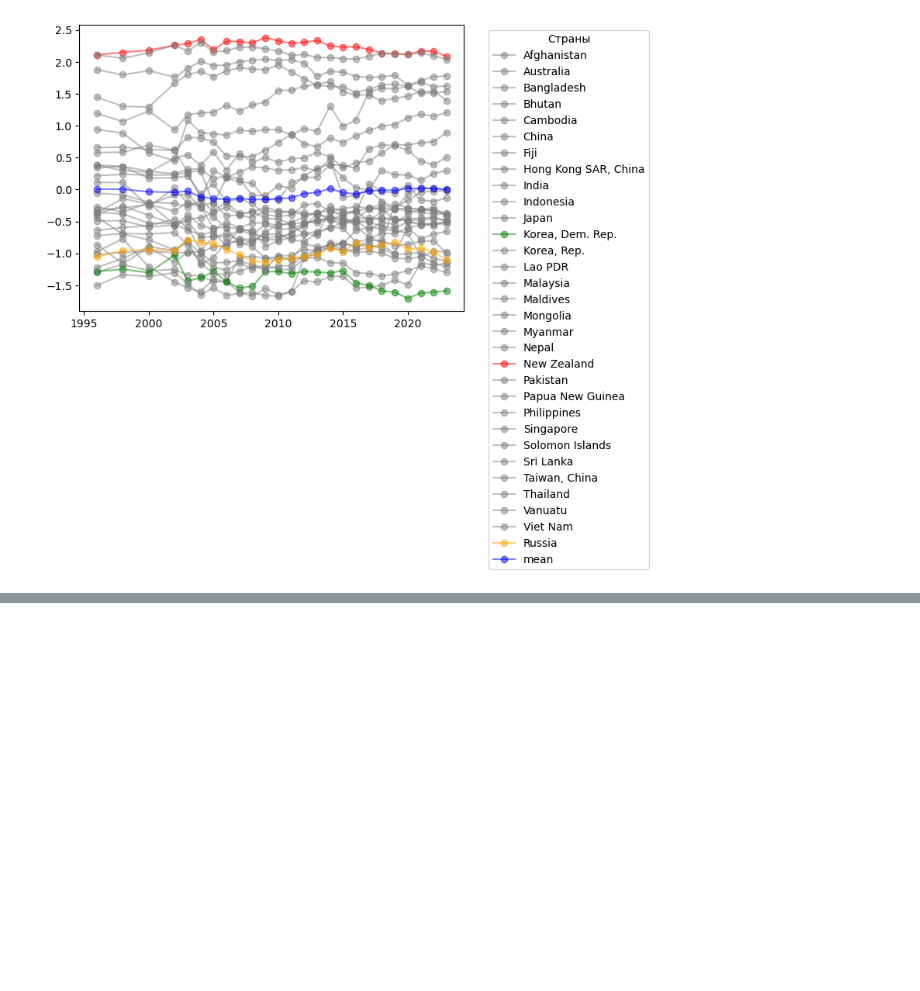
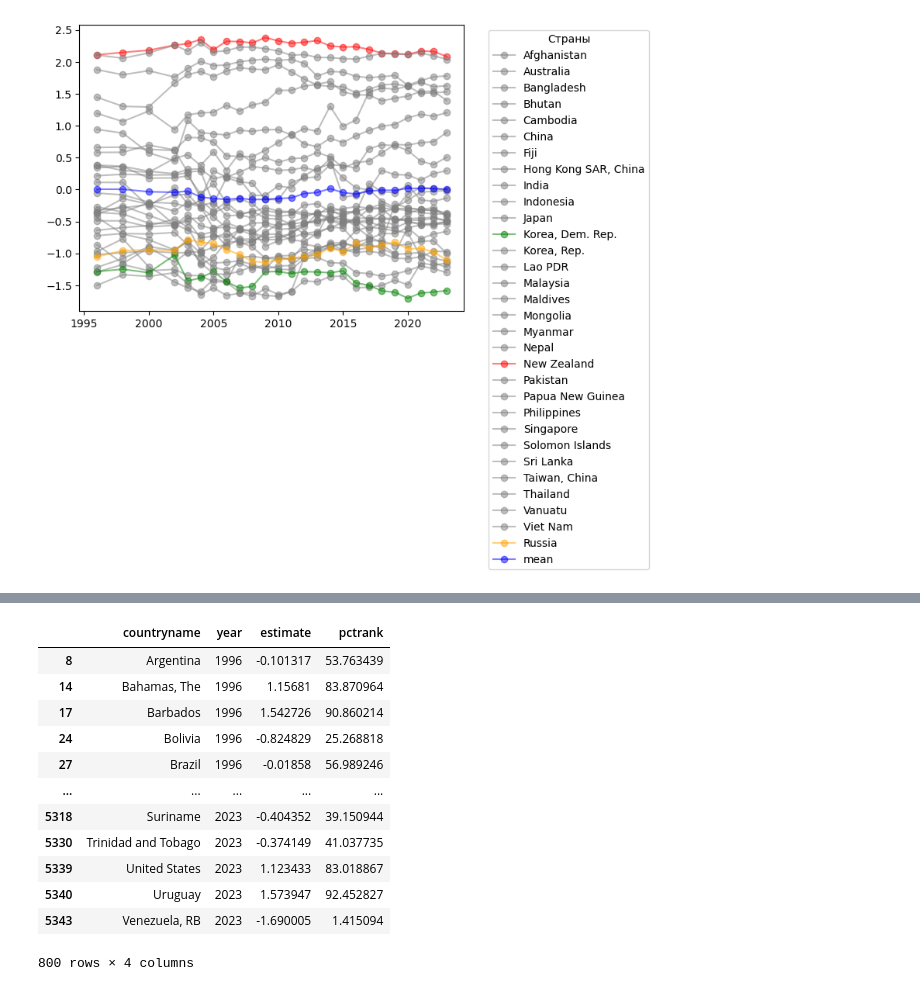
Before and after one commit to SARWX/mlmethods, a Jupyter notebook: task1.ipynb, the cells around one changed output, grey strips where cells are left out. Drawn from its saved outputs; the diff is of its cells as text; code cells hidden in the pictures; blank space fills up the shorter version.

```diff
--- a/task1.ipynb
+++ b/task1.ipynb
@@ -206,0 +215,21 @@ plt.show()
+# %%
+df_americas = df_merged[
+    (df_merged["Region"] == "AME") &
+    (df_merged["year"].between(1996, 2023))
+][["countryname", "year", "estimate", "pctrank"]]
+
+df_americas
+# %% [output]
+|  | countryname | year | estimate | pctrank |
+| 8 | Argentina | 1996 | -0.101317 | 53.763439 |
+| 14 | Bahamas, The | 1996 | 1.15681 | 83.870964 |
+| 17 | Barbados | 1996 | 1.542726 | 90.860214 |
+| 24 | Bolivia | 1996 | -0.824829 | 25.268818 |
+| 27 | Brazil | 1996 | -0.01858 | 56.989246 |
+| ... | ... | ... | ... | ... |
+| 5318 | Suriname | 2023 | -0.404352 | 39.150944 |
+| 5330 | Trinidad and Tobago | 2023 | -0.374149 | 41.037735 |
+| 5339 | United States | 2023 | 1.123433 | 83.018867 |
+| 5340 | Uruguay | 2023 | 1.573947 | 92.452827 |
+| 5343 | Venezuela, RB | 2023 | -1.690005 | 1.415094 |
+800 rows × 4 columns
```
Also changed, not shown: parts of 11 cells of this notebook.
